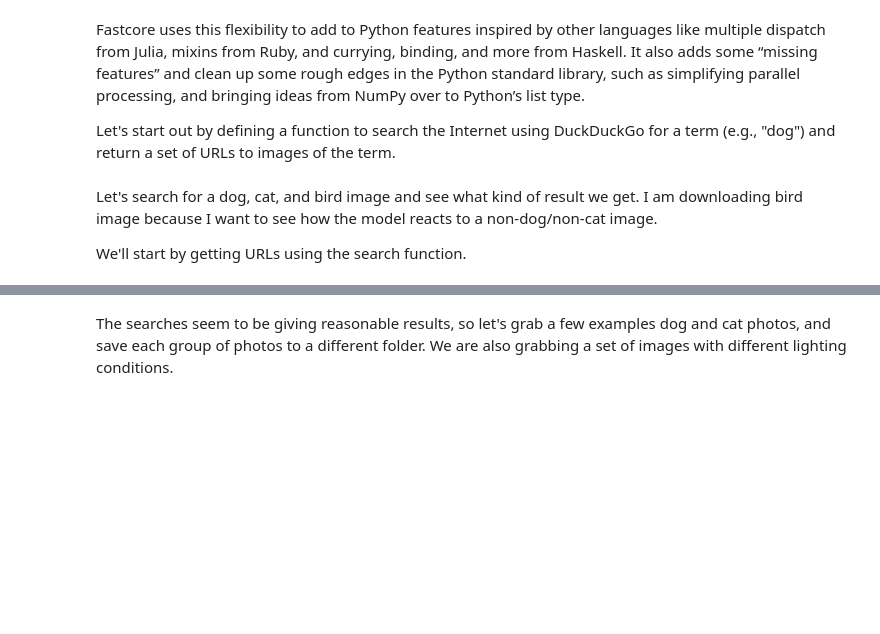
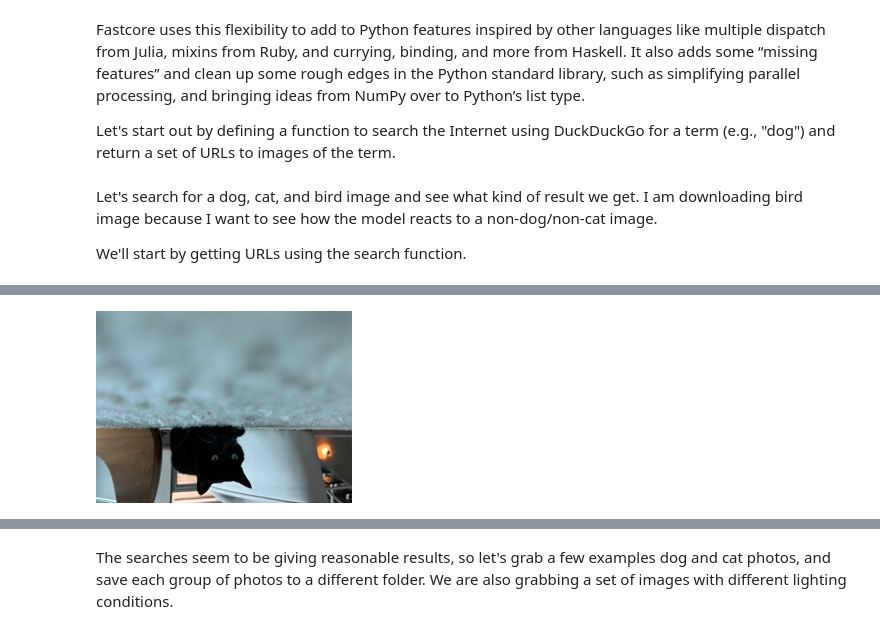
Before and after one commit to dphummel/AI, a Jupyter notebook: computer-vision-is-it-a-dog.ipynb, the cells around one changed output, grey strips where cells are left out. Saved outputs shown, nothing was run; the diff lists cells and outputs as text; code cells hidden in the pictures; blank space fills up the shorter version.

```diff
--- a/computer-vision-is-it-a-dog.ipynb
+++ b/computer-vision-is-it-a-dog.ipynb
@@ -75,10 +105,10 @@ dog_image.to_thumb(256,256)
 # %%
 # Download image of Chica (see My Family Pets dataset)
 chica_file = '../input/my-family-pets/Chica.jpg'
-urls = search_images('cat photos', max=1)
-download_url(urls[0], chica_file, show_progress=False)
-chica_image = Image.open(cat_file)
-chica_image.to_thumb(256,256)
+chica_image = Image.open(chica_file)
+chica_image.to_thumb(256, 256)
+# %% [output]
+[figure, added]
 # %%
 # Download and display a "random" bird image from the Internet
 # TOOD:  Add code to confirm the image can be opened
```
Also changed, not shown: parts of 14 cells of this notebook.
